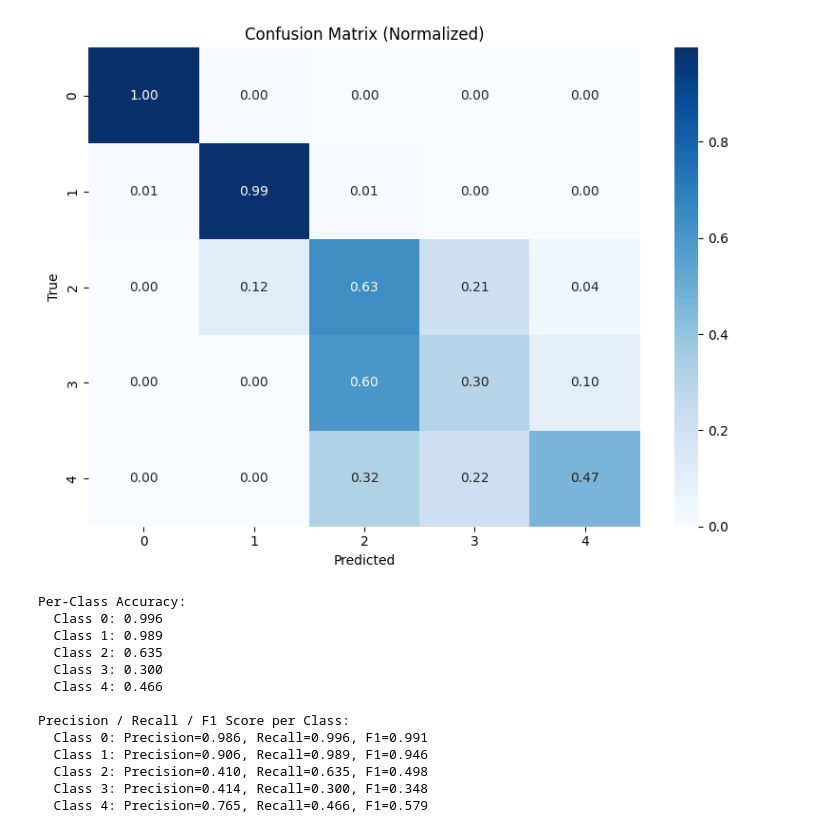
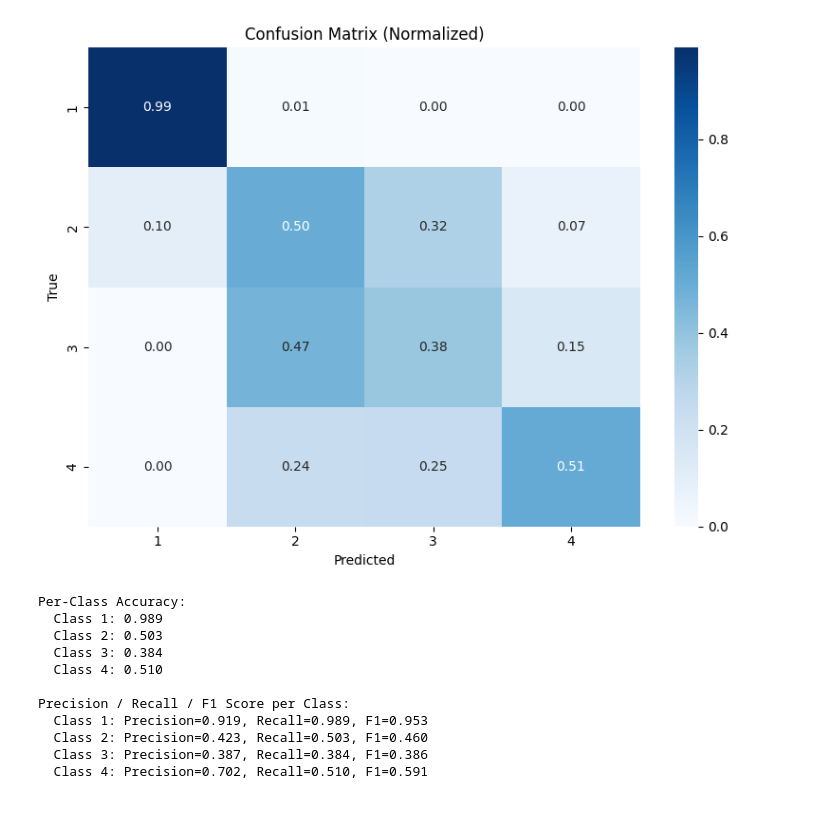
Before and after one commit to connorlyon10/MScProject, a Jupyter notebook: notebooks/ModelTraining2.ipynb, the cells around one changed output. Saved outputs shown, nothing was run; the diff lists cells and outputs as text; code cells hidden in the pictures.

```diff
--- a/notebooks/ModelTraining2.ipynb
+++ b/notebooks/ModelTraining2.ipynb
@@ -173,9 +180,14 @@ def validate(model, loader, device):
             correct += (preds==y).sum().item()
     return correct / len(loader.dataset)
 # endregion
+# %%
+_df = pd.read_csv(r"data\labels\final_labels.csv")
+_df.drop(_df[_df['speaker_count'] == '0'].index, inplace=True)    # Filter out noise/0-speaker samples
+_df.to_csv(r"data\labels\final_labels_no_noise.csv", index=False)
+dataset = SpectrogramDataset(csv_file=r"data\labels\final_labels_no_noise.csv");
 # %%
 # 1. init ConvCount model
-model = build_model(m.config, input_h=96, input_w=64)
+model = build_model(m.config_postVAD, input_h=96, input_w=64)
 
 
 
@@ -190,7 +202,7 @@ model.to(device)
 # get_loaders() gets the entire training set - high compute, only for final model
 
 # train_loader, val_loader = get_stratified_loaders(
-#     dataset, subset_frac=0.50, train_frac=0.8, batch_size=32, random_state=42
+#     dataset, subset_frac=0.1, train_frac=0.8, batch_size=32, random_state=42
 # )
 
 train_loader, val_loader = get_loaders(dataset)
@@ -204,7 +216,7 @@ optimizer = optim.Adam(model.parameters(), lr=m.config['lr'])
 
 
 # 5. Training loop
-for epoch in range(10):
+for epoch in range(25):
     start_time = time()
     avg_loss, per_class_loss, class_counts = train_one_epoch(model, train_loader, optimizer, criterion, device)
     duration = time() - start_time
@@ -231,5 +243,5 @@ print(f"Validation Accuracy: {acc:.2%}")
 
 
 # 7. Save model
-torch.save(model.state_dict(), r'src/model/ConvCount_full.pt')
+torch.save(model.state_dict(), r'src/model/ConvCount_postVAD.pt')
 # %% [output]
@@ -317,9 +344,0 @@ Validation Accuracy: 65.09%
-# %%
-# find some indices that are class 2
-indices = [i for i,l in enumerate(dataset.labels) if l == 2][10:30]
-for idx in indices:
-    x, y = dataset[idx]
-    with torch.no_grad():
-        out = model(x.unsqueeze(0).to(device))
-        probs = torch.softmax(out, dim=1).cpu().numpy()[0]
-    print("idx", idx, "true", y.item(), "probs", probs, "pred", probs.argmax())
@@ -426,50 +427,47 @@ def evaluate_classification(y_true, y_pred, class_labels=None, normalize_cm=Fals
     return metrics
 
 
 def evaluate_model_metrics(model, loader, device, class_labels=None):
     """
     Run model on loader and evaluate. class_labels is optional (list of ints).
     If class_labels is None it will be inferred from the data (y_true/y_pred).
     """
     model.eval()
     y_true, y_pred = [], []
 
     with torch.no_grad():
         for x, y in loader:
             x = x.to(device)
             logits = model(x)
             preds = logits.argmax(dim=1).cpu().numpy()
             y_pred.extend(preds)
             y_true.extend(y.cpu().numpy())
 
     y_true = np.array(y_true, dtype=int)
     y_pred = np.array(y_pred, dtype=int)
 
     # If user passed class_labels, use that; otherwise infer a sensible range
     if class_labels is None:
-        # infer from data; but ensure we include 0..max if that's expected:
-        max_label = max(y_true.max() if y_true.size else -1, y_pred.max() if y_pred.size else -1)
-        class_labels = list(range(max_label + 1)) if max_label >= 0 else []
+        unique = set(np.unique(y_true)).union(np.unique(y_pred))
+        class_labels = sorted(int(x) for x in unique)
 
     return evaluate_classification(y_true, y_pred, class_labels=class_labels, normalize_cm=True)
 
 
-# Usage example (simple):
+
 metrics = evaluate_model_metrics(model, val_loader, device)
-# or to force classes 0..4:
-# metrics = evaluate_model_metrics(model, val_loader, device, class_labels=[0,1,2,3,4])
+# or to force classes 1..4:
+# metrics = evaluate_model_metrics(model, val_loader, device, class_labels=[1,2,3,4])
 # %% [output]
-[figure, old version]
+[figure, new version]
 Per-Class Accuracy:
-  Class 0: 0.996
   Class 1: 0.989
-  Class 2: 0.635
-  Class 3: 0.300
-  Class 4: 0.466
+  Class 2: 0.503
+  Class 3: 0.384
+  Class 4: 0.510
 
 Precision / Recall / F1 Score per Class:
-  Class 0: Precision=0.986, Recall=0.996, F1=0.991
-  Class 1: Precision=0.906, Recall=0.989, F1=0.946
-  Class 2: Precision=0.410, Recall=0.635, F1=0.498
-  Class 3: Precision=0.414, Recall=0.300, F1=0.348
-  Class 4: Precision=0.765, Recall=0.466, F1=0.579
+  Class 1: Precision=0.919, Recall=0.989, F1=0.953
+  Class 2: Precision=0.423, Recall=0.503, F1=0.460
+  Class 3: Precision=0.387, Recall=0.384, F1=0.386
+  Class 4: Precision=0.702, Recall=0.510, F1=0.591
```
Also changed, not shown: parts of 9 cells of this notebook, 11 other files.
